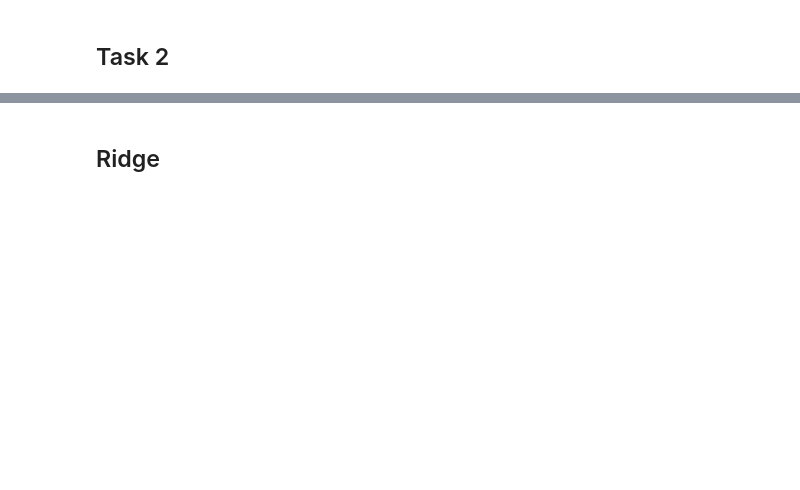
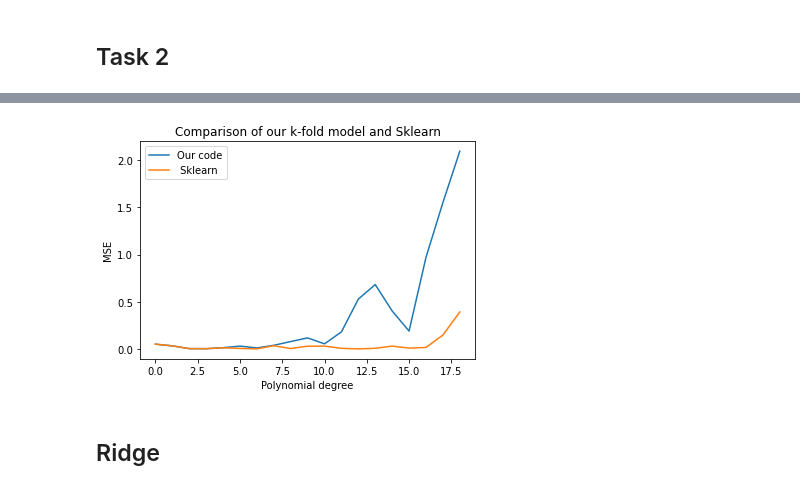
Before and after one commit to MortenTryti/MachineLearning, a Jupyter notebook: Project 1/Project 1.ipynb, the cells around one changed output, grey strips where cells are left out. Saved outputs shown, nothing was run; the diff lists cells and outputs as text; code cells hidden in the pictures; blank space fills up the shorter version.

Commit message:
K-fold for Sklearn
Tried to impliment the k-fold method for sklearn

```diff
--- a/Project 1/Project 1.ipynb
+++ b/Project 1/Project 1.ipynb
@@ -409,14 +413,0 @@ The polynomial range is [0,10]
-# %%
-#K_fold
-
-n = 27
-k = 15
-
-M_list = np.zeros(n)
-
-for j in range(n):
-    X = create_X(x,y,j)
-    M_list[j] = k_foldOLS(z,k,X)
-
-plt.plot(M_list)
-plt.show()
@@ -425,3 +414,73 @@ plt.show()
+# %%
+#K_fold
+
+scaler = StandardScaler()
+
+
+npoints = 200
+
+
+# Make data.
+x = np.sort(np.random.uniform(0, 1, npoints))
+y = np.sort(np.random.uniform(0, 1, npoints))
+
+
+#x, y = np.meshgrid(x,y)
+
+
+z = FrankeFunction(x, y)
+z = z #+ 0.1 * np.random.randn(npoints)
+
+
+
+
+
+# Setting the polynomial degree
+n = 20
+# Setting the k value for the folding
+k = 10
+
+
+# Creating arrays to store the MSE
+estimated_mse_sklearn = np.zeros(n-1)
+M_list = np.zeros(n-1)
+
+kfoldc = KFold(n_splits = k)
+
+for j in range(1,n):
+    X = create_X(x,y,j)
+    #X_scale = scaler.fit_transform(X)
+    #z_scale = scaler.fit_transform(z.reshape(-1,1))
+    M_list[j-1] = k_foldOLS(z,k,X)
+
+
+
+    # The Sklearn model
+    ols1 = LinearRegression()
+    # cross_val_score return an array containing the estimated negative mse for every fold.
+    # we have to the the mean of every array in order to get an estimate of the mse of the model
+    estimated_mse_folds = cross_val_score(ols1, X, z, scoring='neg_mean_squared_error', cv=kfoldc)
+    estimated_mse_sklearn[j-1] = np.mean(-estimated_mse_folds)
+
+
+
+
+plt.plot(M_list, label = "Our code")
+plt.plot(estimated_mse_sklearn, label = " Sklearn ")
+plt.xlabel("Polynomial degree")
+plt.ylabel("MSE")
+plt.legend()
+plt.title("Comparison of our k-fold model and Sklearn")
+plt.show()
+
+
+
+
+
+
+## Plot and compare the slightly different ways to perform cross-validation
+# %% [output]
+[figure, added]
 # %% [markdown]
 ## Ridge
 # %%
```
Also changed, not shown: parts of 6 cells of this notebook.
